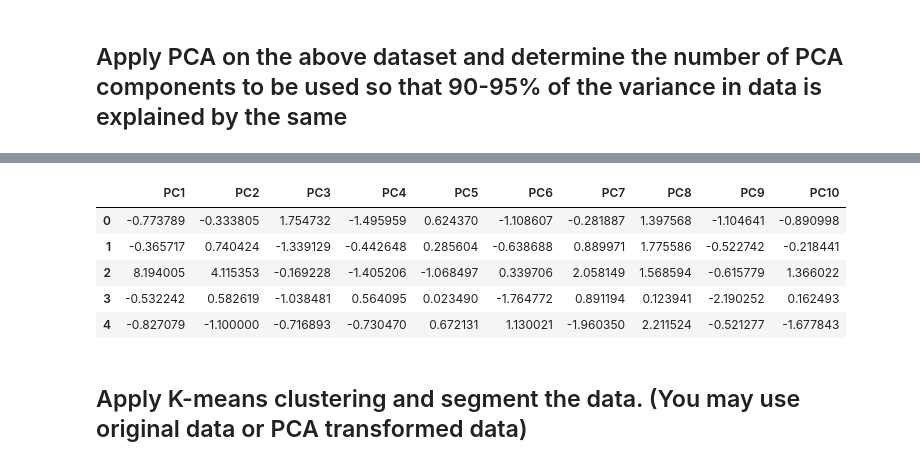
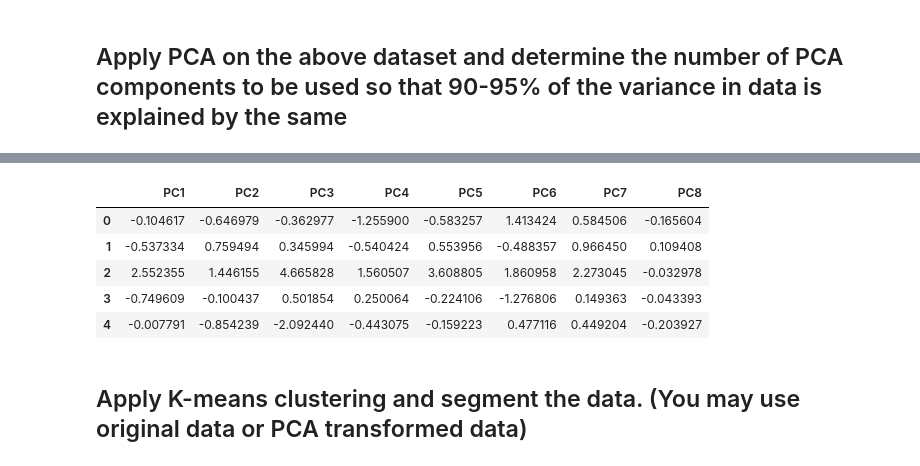
Before and after one commit to Sarvani-Andugulapati/Sarvani_UnsupervisedProject2, a Jupyter notebook: Unsupervised_Project_2.ipynb, the cells around one changed output, grey strips where cells are left out. Drawn from its saved outputs; the diff is of its cells as text; code cells hidden in the pictures.

```diff
--- a/Unsupervised_Project_2.ipynb
+++ b/Unsupervised_Project_2.ipynb
@@ -98,4 +98,4 @@ len(df[df.duplicated()])
 # %% [markdown]
 ## 4. Drop the columns which you think redundant for the analysis.(Hint: drop columns like ‘id’, ‘review’)
 # %%
-df.drop(['Unnamed: 0', 'user_id','item_id','review_text','review_summary','review_summary','review_date'], axis=1)
+df=df.drop(['Unnamed: 0', 'user_id','item_id','review_text','review_summary','review_summary','review_date'], axis=1)
@@ -286,4 +260,4 @@ df.head()
 # %% [markdown]
 ## Standardize the data, so that the values are within a particular range.
 # %%
-df.drop(['Unnamed: 0', 'user_id','item_id','review_text','review_summary','review_summary','review_date'], axis=1)
+df=df.drop(['fit'], axis=1)
@@ -386,4 +344,9 @@ Cumulative Variance Explained: [ 12.67918309  23.11067832  30.88581543  38.16727
 # %%
-pca = PCA(n_components = 10)
-pca.fit(scaled_features_df)
+plt.bar(range(9),var_exp,align='center', color = 'lightgreen', edgecolor = 'black', label = 'Explained variance')
+plt.step(range(9), cum_var_exp,where='mid', color='red', label = 'Cummulative Explained Variance')
+plt.xlabel('principal Components')
+plt.ylabel('Explained variance ratio')
+plt.title('Scree Plot')
+plt.legend(loc = 'best')
+plt.show()
 # %% [output]
@@ -391,14 +354,15 @@ PCA(n_components=10)
 # %%
-data_pca = pca.transform(scaled_features_df)
-data_pca = pd.DataFrame(data_pca,columns=['PC1','PC2','PC3','PC4','PC5','PC6','PC7','PC8','PC9','PC10'])
-data_pca.head()
+pca = PCA(n_components = 8)
+
+pca_df = pd.DataFrame(pca.fit_transform(scaled_features_df), columns = ['PC1','PC2','PC3','PC4','PC5','PC6','PC7','PC8'])
+pca_df.head()
 # %% [output]
-|  | PC1 | PC2 | PC3 | PC4 | PC5 | PC6 | PC7 | PC8 | PC9 | PC10 |
-| 0 | -0.773789 | -0.333805 | 1.754732 | -1.495959 | 0.624370 | -1.108607 | -0.281887 | 1.397568 | -1.104641 | -0.890998 |
-| 1 | -0.365717 | 0.740424 | -1.339129 | -0.442648 | 0.285604 | -0.638688 | 0.889971 | 1.775586 | -0.522742 | -0.218441 |
-| 2 | 8.194005 | 4.115353 | -0.169228 | -1.405206 | -1.068497 | 0.339706 | 2.058149 | 1.568594 | -0.615779 | 1.366022 |
-| 3 | -0.532242 | 0.582619 | -1.038481 | 0.564095 | 0.023490 | -1.764772 | 0.891194 | 0.123941 | -2.190252 | 0.162493 |
-| 4 | -0.827079 | -1.100000 | -0.716893 | -0.730470 | 0.672131 | 1.130021 | -1.960350 | 2.211524 | -0.521277 | -1.677843 |
+|  | PC1 | PC2 | PC3 | PC4 | PC5 | PC6 | PC7 | PC8 |
+| 0 | -0.104617 | -0.646979 | -0.362977 | -1.255900 | -0.583257 | 1.413424 | 0.584506 | -0.165604 |
+| 1 | -0.537334 | 0.759494 | 0.345994 | -0.540424 | 0.553956 | -0.488357 | 0.966450 | 0.109408 |
+| 2 | 2.552355 | 1.446155 | 4.665828 | 1.560507 | 3.608805 | 1.860958 | 2.273045 | -0.032978 |
+| 3 | -0.749609 | -0.100437 | 0.501854 | 0.250064 | -0.224106 | -1.276806 | 0.149363 | -0.043393 |
+| 4 | -0.007791 | -0.854239 | -2.092440 | -0.443075 | -0.159223 | 0.477116 | 0.449204 | -0.203927 |
 # %% [markdown]
 ## Apply K-means clustering and segment the data. (You may use original data or PCA transformed data)
 # %% [markdown]
```
Also changed, not shown: parts of 15 cells of this notebook.
